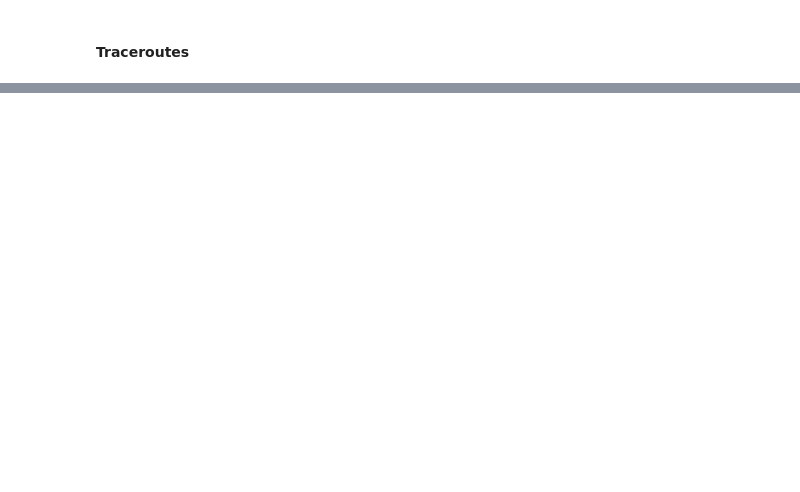
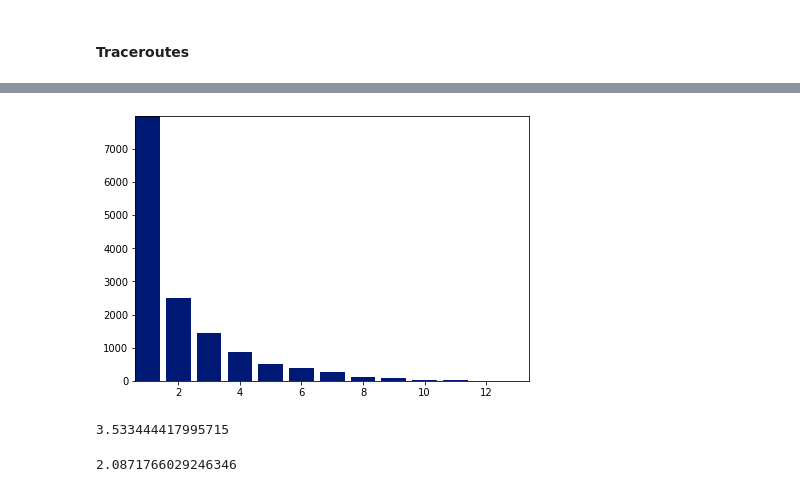
Before and after one commit to SmartMonitoringSchemes/LargeScaleAnalysis, a Jupyter notebook: notebooks/Atlas Stats.ipynb, the cells around one changed output, grey strips where cells are left out. Cells and saved outputs as stored; diff of their text form; code cells hidden in the pictures; blank space fills up the shorter version.

```diff
--- a/notebooks/Atlas Stats.ipynb
+++ b/notebooks/Atlas Stats.ipynb
@@ -138,0 +163,13 @@ bar(1:length(d), d);
+# %%
+d = counts(counts_ba, maximum(counts_ba))
+bar(1:length(d), d);
+# %% [output]
+[figure, added]
+# %%
+mean(counts_ab)
+# %% [output]
+3.533444417995715
+# %%
+mean(counts_ba)
+# %% [output]
+2.0871766029246346
```
Also changed, not shown: parts of 14 cells of this notebook, 2 other files.
